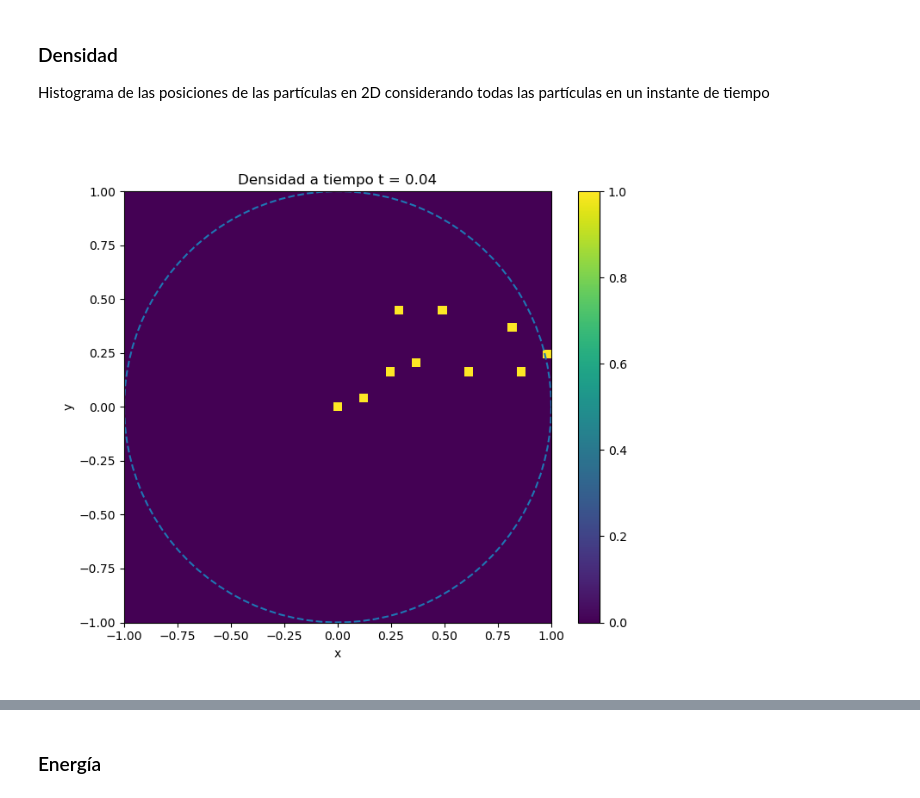
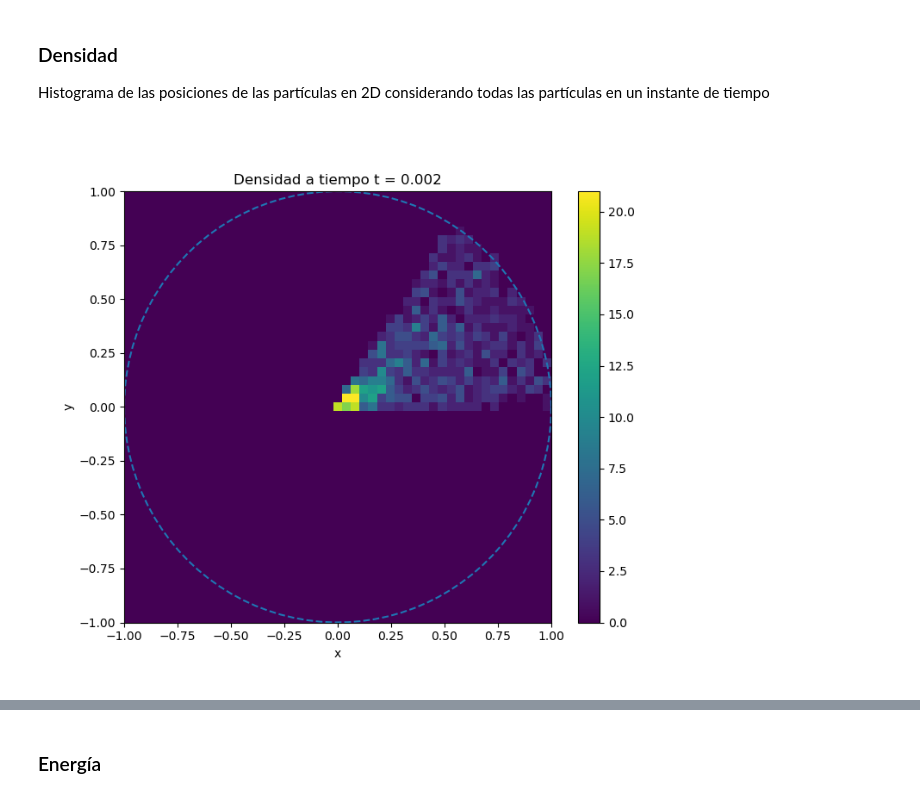
Before and after one commit to Lupama2/Maestria-Bunkin-equlibrio-en-avalancha, a Jupyter notebook: graficos_evolucion.ipynb, the cells around one changed output, grey strips where cells are left out. Saved outputs shown, nothing was run; the diff lists cells and outputs as text; code cells hidden in the pictures.

```diff
--- a/graficos_evolucion.ipynb
+++ b/graficos_evolucion.ipynb
@@ -172,29 +170,29 @@ plt.show()
 
 Histograma de las posiciones de las partículas en 2D considerando todas las partículas en un instante de tiempo
 # %%
-t_index = 40
+t_index = 2
 
 #Defino el binning
 bins = np.linspace(-R0,R0,50)
 #Defino el histograma
 hist, xedges, yedges = np.histogram2d(rx_vec[t_index, :], ry_vec[t_index, :], bins=bins)
 
 #Defino el grid
 xgrid, ygrid = np.meshgrid(xedges, yedges)
 #Grafico
 fig, ax = plt.subplots(figsize=(8,6.5))
 #Agrego círculo de radio R0
 ax.plot(R0*np.cos(np.linspace(0,2*pi,100)),R0*np.sin(np.linspace(0,2*pi,100)),"--",label="Paredes")
 ax.pcolormesh(xgrid, ygrid, hist.T)
 ax.set_title(f"Densidad a tiempo t = {dt*t_index}")
 ax.set_xlabel("x")
 ax.set_ylabel("y")
 #Barra de color
 cbar = fig.colorbar(ax.pcolormesh(xgrid, ygrid, hist.T))
 
 plt.show()
 # %% [output]
-[figure, old version]
+[figure, new version]
 # %%
 #Hago una animación del histograma anterior en el tiempo
 # from matplotlib import animation
```
Also changed, not shown: parts of 7 cells of this notebook, 7 other files.
